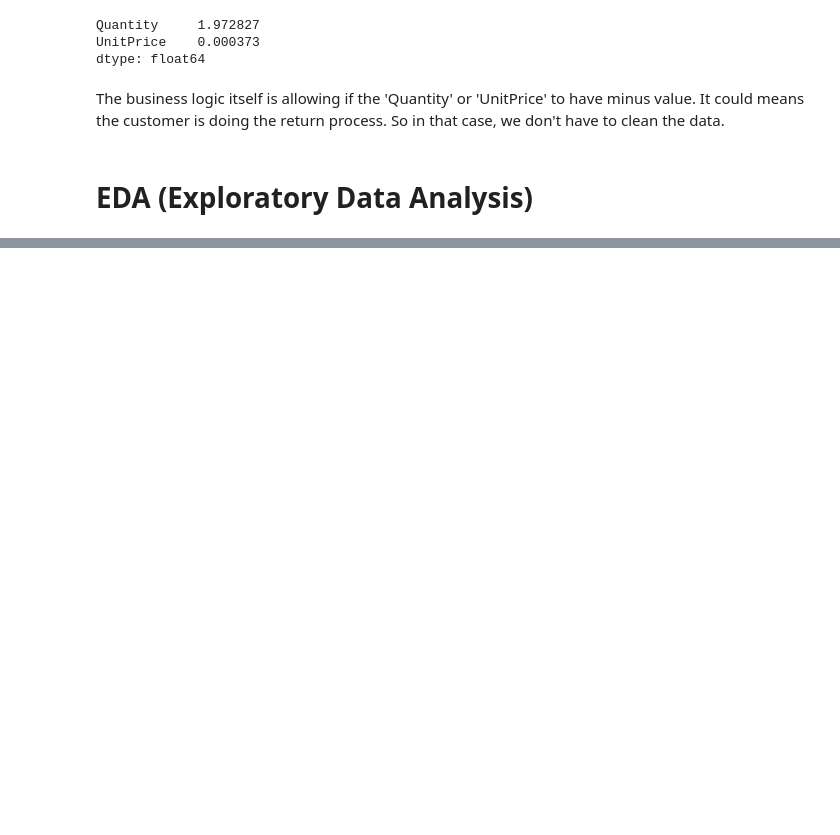
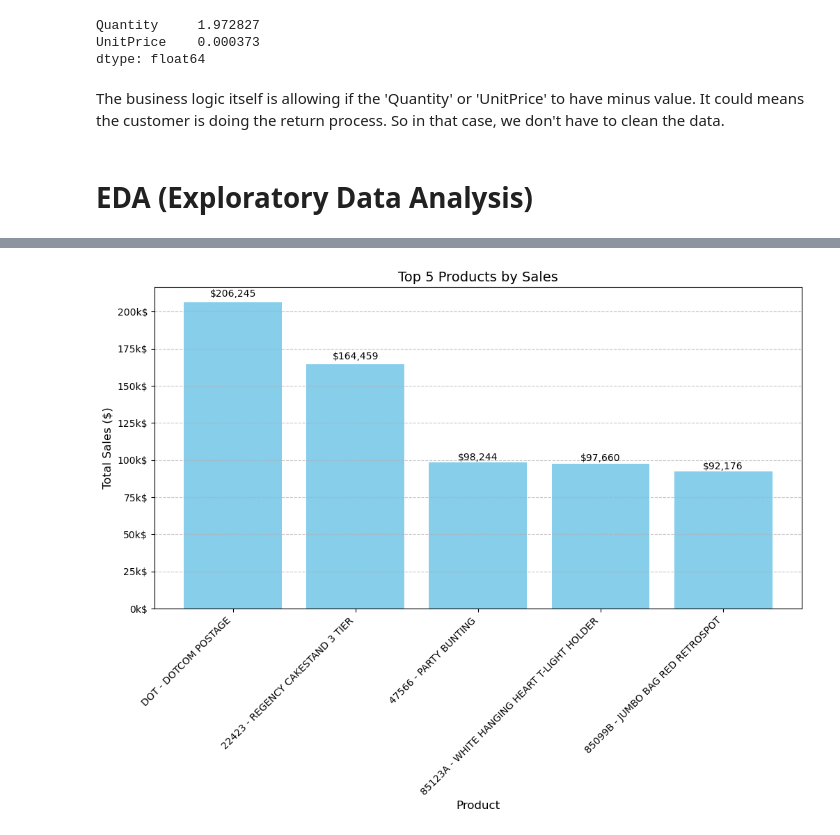
Before and after one commit to Yutsss/simple-cohort-analysis, a Jupyter notebook: cohort.ipynb, the cells around one changed output, grey strips where cells are left out. Saved outputs shown, nothing was run; the diff lists cells and outputs as text; code cells hidden in the pictures; blank space fills up the shorter version.

```diff
--- a/cohort.ipynb
+++ b/cohort.ipynb
@@ -144,0 +373,6 @@ The business logic itself is allowing if the 'Quantity' or 'UnitPrice' to have m
+# %%
+# Calculate the mode (most frequent value) for each StockCode
+most_frequent_desc = data.groupby('StockCode')['Description'].agg(lambda x: x.mode()[0] if not x.mode().empty else None)
+
+# Add a new column 'ProductName' containing the mode based on StockCode
+data['ProductName'] = data['StockCode'].map(most_frequent_desc)
@@ -144,0 +388,32 @@ The business logic itself is allowing if the 'Quantity' or 'UnitPrice' to have m
+# %%
+# Aggregate sales by StockCode and ProductName
+top_products = data.groupby(['StockCode', 'Description'])['Sales'].sum().sort_values(ascending=False).head(5)
+
+# Convert MultiIndex to a single column
+top_products = top_products.reset_index()
+
+# Combine StockCode and ProductName for labels
+top_products['Label'] = top_products['StockCode'] + " - " + top_products['Description']
+
+# Plot bar chart
+plt.figure(figsize=(12, 6))
+plt.bar(top_products['Label'], top_products['Sales'], color='skyblue')
+
+# Formatting the chart
+plt.xlabel("Product", fontsize=12)
+plt.ylabel("Total Sales ($)", fontsize=12)
+plt.title("Top 5 Products by Sales", fontsize=14)
+plt.xticks(rotation=45, ha='right')  # Rotate labels for better visibility
+plt.grid(axis='y', linestyle='--', alpha=0.7)
+
+# Format Y-axis to display in "10k" format
+plt.gca().yaxis.set_major_formatter(mticker.FuncFormatter(lambda x, _: f'{x/1e3:.0f}k$'))
+
+# Show values on top of bars
+for index, value in enumerate(top_products['Sales']):
+    plt.text(index, value + (value * 0.02), f"${value:,.0f}", ha='center', fontsize=10)
+
+# Show the plot
+plt.show()
+# %% [output]
+[figure, added]
```
Also changed, not shown: parts of 22 cells of this notebook.
